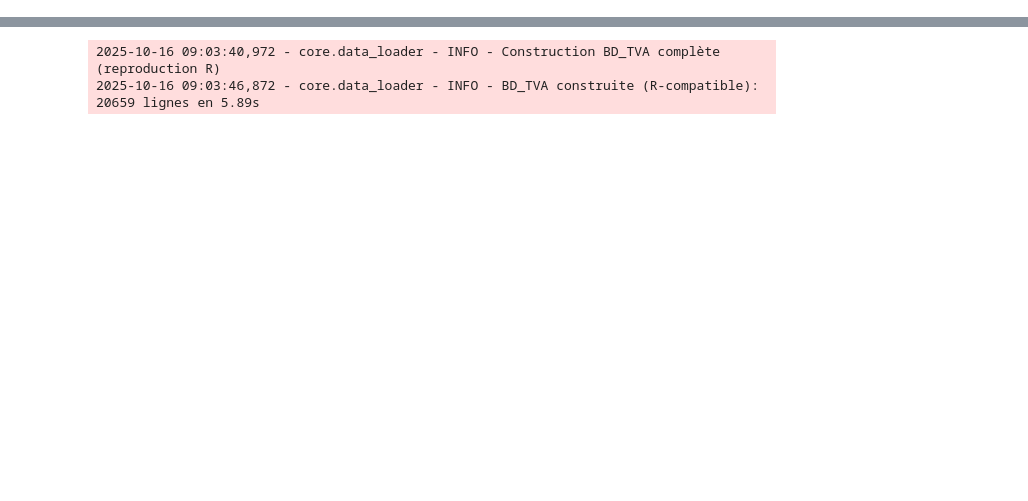
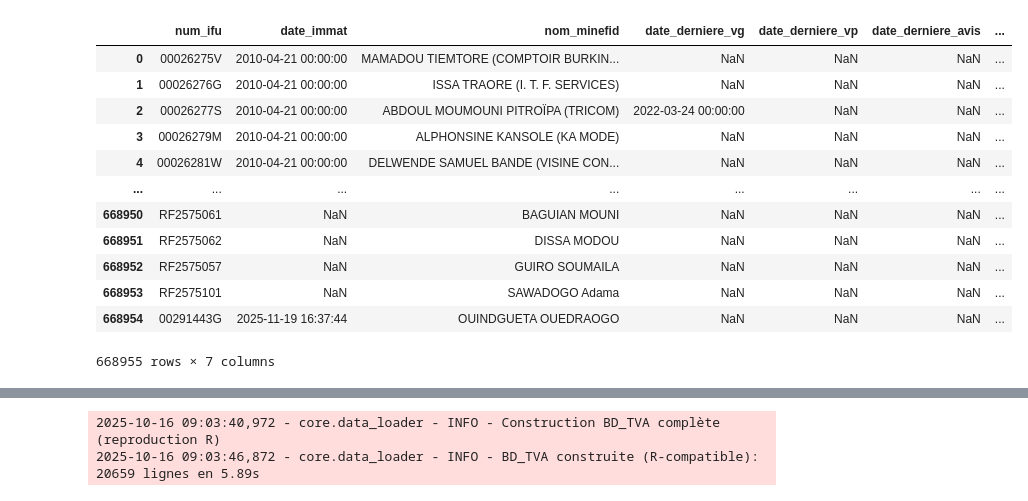
Before and after one commit to adamsoro0321/anarisk_backend, a Jupyter notebook: src/data_loader.ipynb, the cells around one changed output, grey strips where cells are left out. Saved outputs shown, nothing was run; the diff lists cells and outputs as text; code cells hidden in the pictures; blank space fills up the shorter version.

```diff
--- a/src/data_loader.ipynb
+++ b/src/data_loader.ipynb
@@ -54,0 +124,17 @@ contr
+# %%
+programmation = pd.read_csv("../data/programmation_controles.csv")
+programmation
+# %% [output]
+|  | num_ifu | date_immat | nom_minefid | date_derniere_vg | date_derniere_vp | date_derniere_avis | ... |
+| 0 | 00026275V | 2010-04-21 00:00:00 | MAMADOU TIEMTORE (COMPTOIR BURKIN... | NaN | NaN | NaN | ... |
+| 1 | 00026276G | 2010-04-21 00:00:00 | ISSA TRAORE (I. T. F. SERVICES) | NaN | NaN | NaN | ... |
+| 2 | 00026277S | 2010-04-21 00:00:00 | ABDOUL MOUMOUNI PITROÏPA (TRICOM) | 2022-03-24 00:00:00 | NaN | NaN | ... |
+| 3 | 00026279M | 2010-04-21 00:00:00 | ALPHONSINE KANSOLE (KA MODE) | NaN | NaN | NaN | ... |
+| 4 | 00026281W | 2010-04-21 00:00:00 | DELWENDE SAMUEL BANDE (VISINE CON... | NaN | NaN | NaN | ... |
+| ... | ... | ... | ... | ... | ... | ... | ... |
+| 668950 | RF2575061 | NaN | BAGUIAN MOUNI | NaN | NaN | NaN | ... |
+| 668951 | RF2575062 | NaN | DISSA MODOU | NaN | NaN | NaN | ... |
+| 668952 | RF2575057 | NaN | GUIRO SOUMAILA | NaN | NaN | NaN | ... |
+| 668953 | RF2575101 | NaN | SAWADOGO Adama | NaN | NaN | NaN | ... |
+| 668954 | 00291443G | 2025-11-19 16:37:44 | OUINDGUETA OUEDRAOGO | NaN | NaN | NaN | ... |
+668955 rows × 7 columns
```
Also changed, not shown: parts of 29 cells of this notebook, 2 other files.
